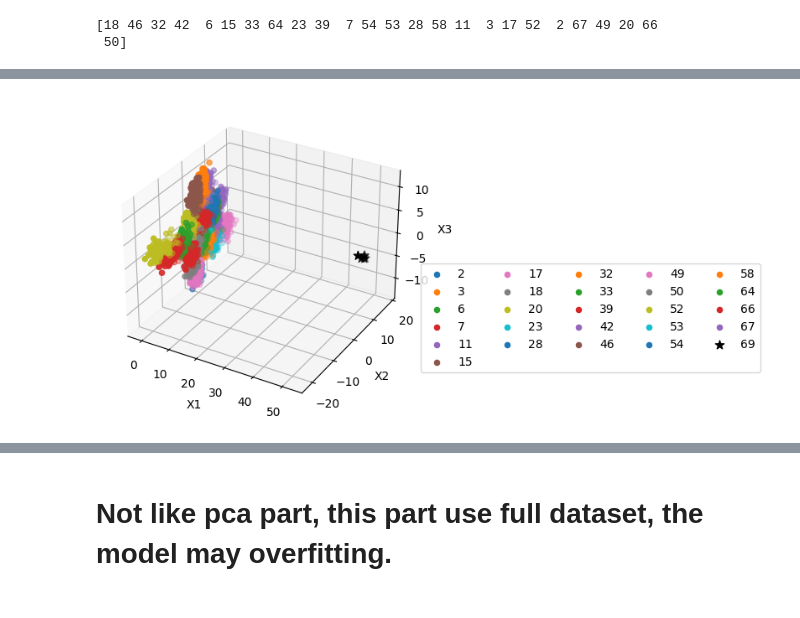
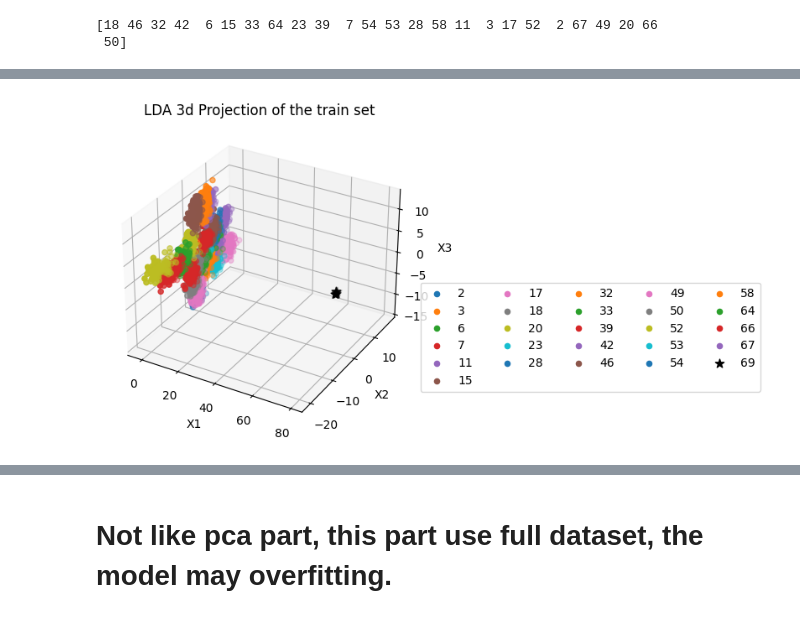
Before and after one commit to frankRenlf/pattern_recognition, a Jupyter notebook: ca2/LDA.ipynb, the cells around one changed output, grey strips where cells are left out. Cells and saved outputs as stored; diff of their text form; code cells hidden in the pictures.

```diff
--- a/ca2/LDA.ipynb
+++ b/ca2/LDA.ipynb
@@ -195,12 +203,15 @@ X_lda = X_train @ eig_vecs[:, :9]
 fig = plt.figure()
 ax = fig.add_subplot()
 
-for i in np.unique(y_train[y_train != 69]):
-    ax.scatter(X_lda[y_train == i][:, 0], X_lda[y_train == i][:, 1], label=i, )
-ax.scatter(X_lda[y_train == 69][:, 0], X_lda[y_train == 69][:, 1], marker="*", label=69, c="k", s=60)
+for i in np.unique(y_sample[y_sample != 69]):
+    # print((y_train == i))
+    ax.scatter(X_sample_lda[y_sample == i][:, 0], X_sample_lda[y_sample == i][:, 1], label=i, )
+ax.scatter(X_sample_lda[y_sample == 69][:, 0], X_sample_lda[y_sample == 69][:, 1], marker="*", label=69, c="k", s=60)
 
 ax.set_xlabel("x_1")
 ax.set_ylabel("x_2")
+ax.set_title("LDA 2d Projection of the Samples")
+
 lgd = ax.legend(ncol=np.int_(num_subject / 5), bbox_to_anchor=(1, 0.5))
 
 plt.show()
@@ -208,0 +220,16 @@ plt.show()
+# %%
+fig = plt.figure()
+ax = fig.add_subplot()
+
+for i in np.unique(y_train[y_train != 69]):
+    # print((y_train == i))
+    ax.scatter(X_lda[y_train == i][:, 0], X_lda[y_train == i][:, 1], label=i, )
+ax.scatter(X_lda[y_train == 69][:, 0], X_lda[y_train == 69][:, 1], marker="*", label=69, c="k", s=60)
+
+ax.set_xlabel("x_1")
+ax.set_ylabel("x_2")
+ax.set_title("LDA 2d Projection of the train set")
+
+lgd = ax.legend(ncol=np.int_(num_subject / 5), bbox_to_anchor=(1, 0.5))
+
+plt.show()
@@ -208,0 +238,18 @@ plt.show()
+# %%
+# 3D
+fig = plt.figure()
+ax = fig.add_subplot(projection="3d")
+
+# highlight point of own photos in dark triangle_up marker
+for i in np.unique(y_sample[y_sample != 69]):
+    ax.scatter(X_sample_lda[y_sample == i][:, 0], X_sample_lda[y_sample == i][:, 1], X_sample_lda[y_sample == i][:, 2], label=i, )
+ax.scatter(X_sample_lda[y_sample == 69][:, 0], X_sample_lda[y_sample == 69][:, 1], X_sample_lda[y_sample == 69][:, 2],
+           marker="*", label=69, c="k", s=60, )
+ax.set_xlabel("X1")
+ax.set_ylabel("X2")
+ax.set_zlabel("X3")
+ax.set_title("LDA 3d Projection of the Samples")
+
+lgd = ax.legend(ncol=np.int_(num_subject / 5), bbox_to_anchor=(1, 0.5))
+
+plt.show()
@@ -209,21 +258,23 @@ plt.show()
 # %%
 # 3D
 fig = plt.figure()
 ax = fig.add_subplot(projection="3d")
 
 # highlight point of own photos in dark triangle_up marker
 for i in np.unique(y_train[y_train != 69]):
     ax.scatter(X_lda[y_train == i][:, 0], X_lda[y_train == i][:, 1], X_lda[y_train == i][:, 2], label=i, )
 ax.scatter(X_lda[y_train == 69][:, 0], X_lda[y_train == 69][:, 1], X_lda[y_train == 69][:, 2],
            marker="*", label=69, c="k", s=60, )
 ax.set_xlabel("X1")
 ax.set_ylabel("X2")
 ax.set_zlabel("X3")
+ax.set_title("LDA 3d Projection of the train set")
+
 lgd = ax.legend(ncol=np.int_(num_subject / 5), bbox_to_anchor=(1, 0.5))
 
 plt.show()
 # %% [output]
-[figure, old version]
+[figure, new version]
 # %%
 image_test_data = image_data_test @ eig_vecs[:, :9]
 own_test_data = own_image_data_test @ eig_vecs[:, :9]
```
Also changed, not shown: parts of 7 cells of this notebook, 15 other files.
